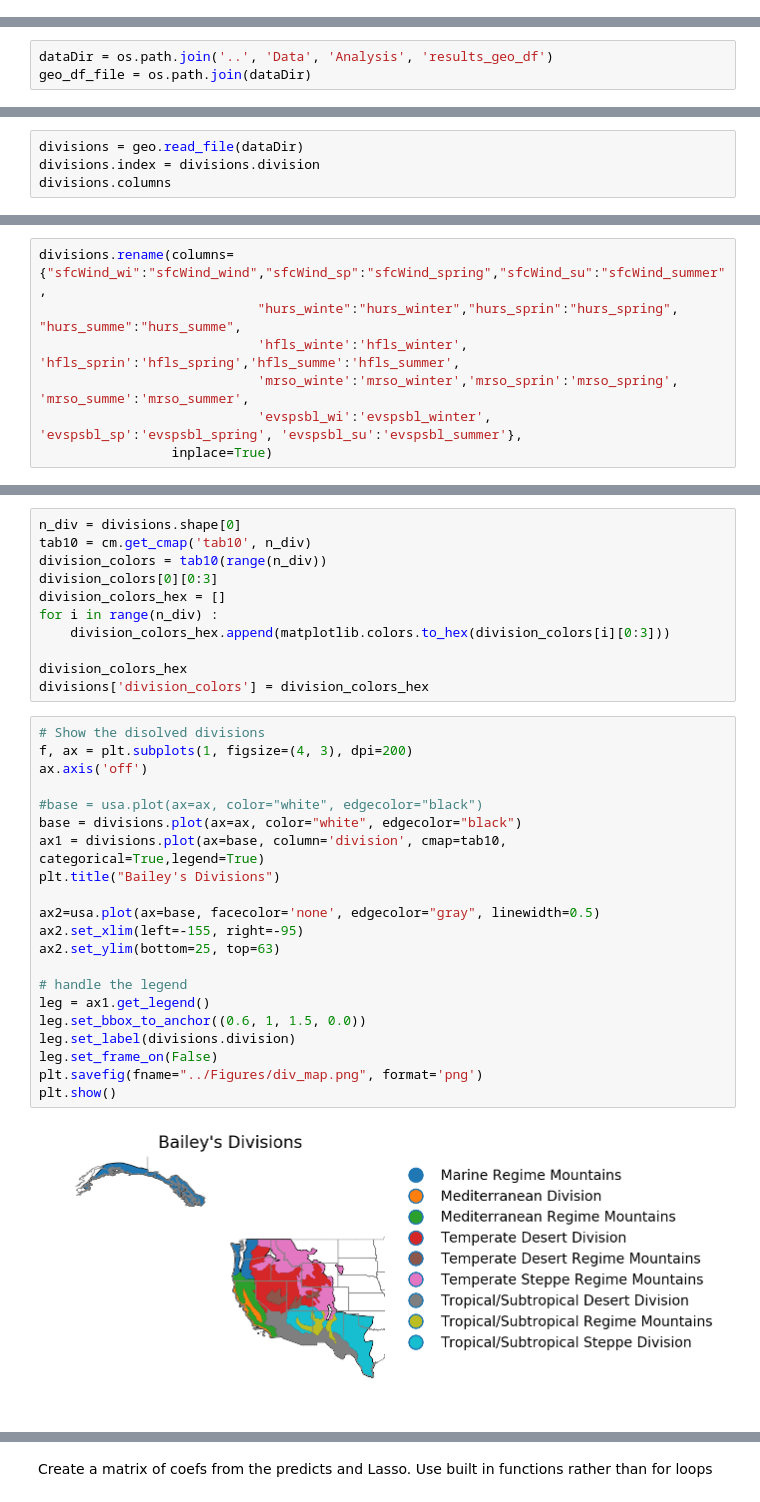
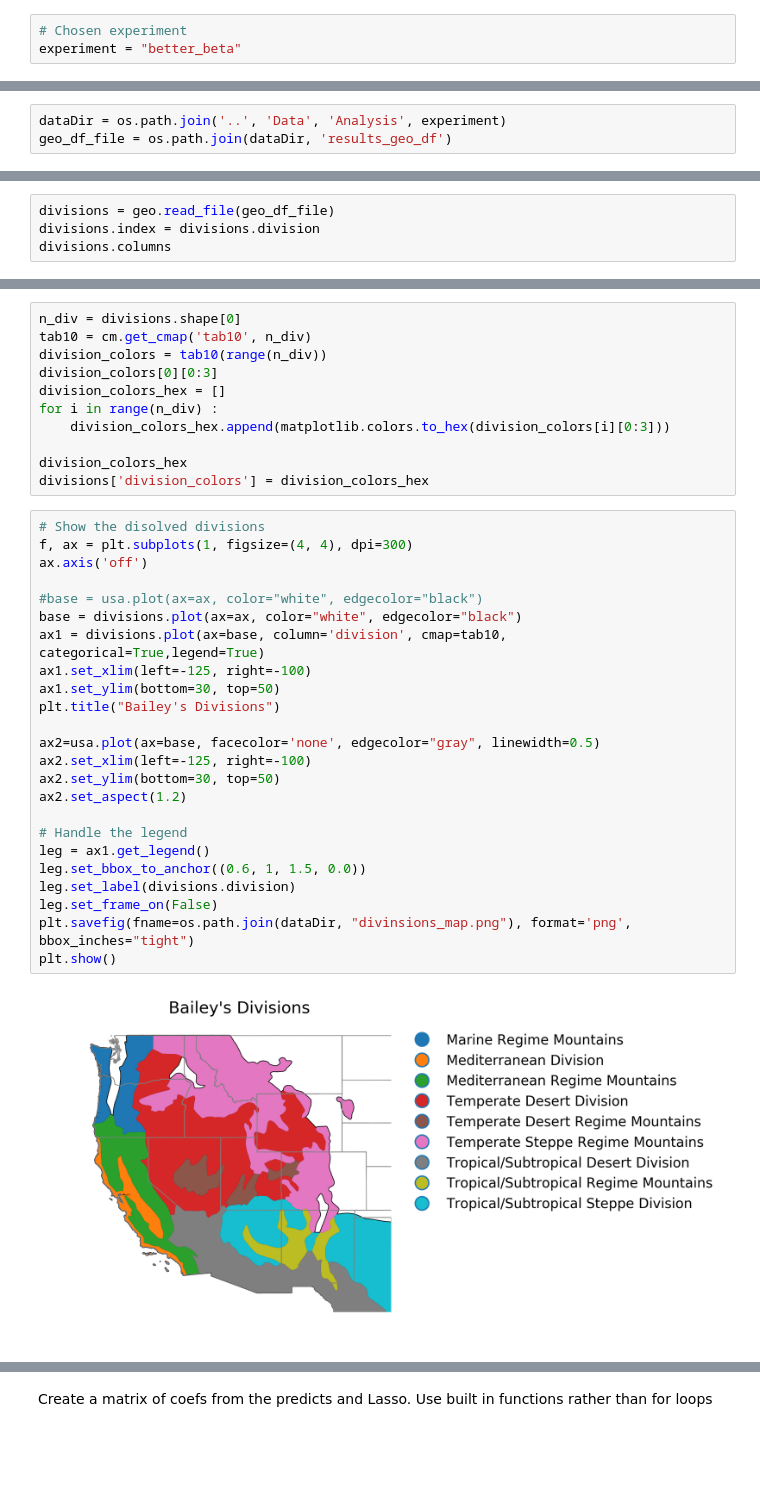
Before and after one commit to stevenjoelbrey/metSpread, a Jupyter notebook: Python/mapped_correlations.ipynb, the cells around one changed output, grey strips where cells are left out. Cells and saved outputs as stored; diff of their text form; blank space fills up the shorter version.

```diff
--- a/Python/mapped_correlations.ipynb
+++ b/Python/mapped_correlations.ipynb
@@ -8,6 +8,9 @@ This notebook will be used to:
 - Show the historical variance explained by regularized regression for atmos and plant centric variables.
 
 The data shown in this notebook's figures are generated by train_burn_area_classifier.ipynb
+# %%
+# Chosen experiment
+experiment = "better_beta"
 # %%
 import numpy as np
 from matplotlib import pylab as plt
@@ -23,4 +27,4 @@ import os
 # %%
-dataDir = os.path.join('..', 'Data', 'Analysis', 'results_geo_df')
-geo_df_file = os.path.join(dataDir)
+dataDir = os.path.join('..', 'Data', 'Analysis', experiment)
+geo_df_file = os.path.join(dataDir, 'results_geo_df')
 # %% [markdown]
@@ -29,5 +33,5 @@ geo_df_file = os.path.join(dataDir)
 # %%
-divisions = geo.read_file(dataDir)
+divisions = geo.read_file(geo_df_file)
 divisions.index = divisions.division
 divisions.columns
 # %% [output]
@@ -41,8 +40 @@ Index(['AREA', 'division', 'OLS_r2', 'lasso_r2', 'lasso_alph', 'atmos_r2',
       dtype='object')
-# %%
-divisions.rename(columns={"sfcWind_wi":"sfcWind_wind","sfcWind_sp":"sfcWind_spring","sfcWind_su":"sfcWind_summer",
-                            "hurs_winte":"hurs_winter","hurs_sprin":"hurs_spring", "hurs_summe":"hurs_summe",
-                            'hfls_winte':'hfls_winter', 'hfls_sprin':'hfls_spring','hfls_summe':'hfls_summer',
-                            'mrso_winte':'mrso_winter','mrso_sprin':'mrso_spring', 'mrso_summe':'mrso_summer',
-                            'evspsbl_wi':'evspsbl_winter', 'evspsbl_sp':'evspsbl_spring', 'evspsbl_su':'evspsbl_summer'},
-                 inplace=True)
@@ -63,24 +62,27 @@ division_colors_hex
 divisions['division_colors'] = division_colors_hex
 # %%
 # Show the disolved divisions
-f, ax = plt.subplots(1, figsize=(4, 3), dpi=200)
+f, ax = plt.subplots(1, figsize=(4, 4), dpi=300)
 ax.axis('off')
 
 #base = usa.plot(ax=ax, color="white", edgecolor="black")
 base = divisions.plot(ax=ax, color="white", edgecolor="black")
 ax1 = divisions.plot(ax=base, column='division', cmap=tab10, categorical=True,legend=True)
+ax1.set_xlim(left=-125, right=-100)
+ax1.set_ylim(bottom=30, top=50)
 plt.title("Bailey's Divisions")
 
 ax2=usa.plot(ax=base, facecolor='none', edgecolor="gray", linewidth=0.5)
-ax2.set_xlim(left=-155, right=-95)
-ax2.set_ylim(bottom=25, top=63)
+ax2.set_xlim(left=-125, right=-100)
+ax2.set_ylim(bottom=30, top=50)
+ax2.set_aspect(1.2)
 
-# handle the legend
+# Handle the legend
 leg = ax1.get_legend()
 leg.set_bbox_to_anchor((0.6, 1, 1.5, 0.0))
 leg.set_label(divisions.division)
 leg.set_frame_on(False)
-plt.savefig(fname="../Figures/div_map.png", format='png')
+plt.savefig(fname=os.path.join(dataDir, "divinsions_map.png"), format='png', bbox_inches="tight")
 plt.show()
 # %% [output]
-[figure, old version]
+[figure, new version]
```
Also changed, not shown: parts of 48 cells of this notebook.
